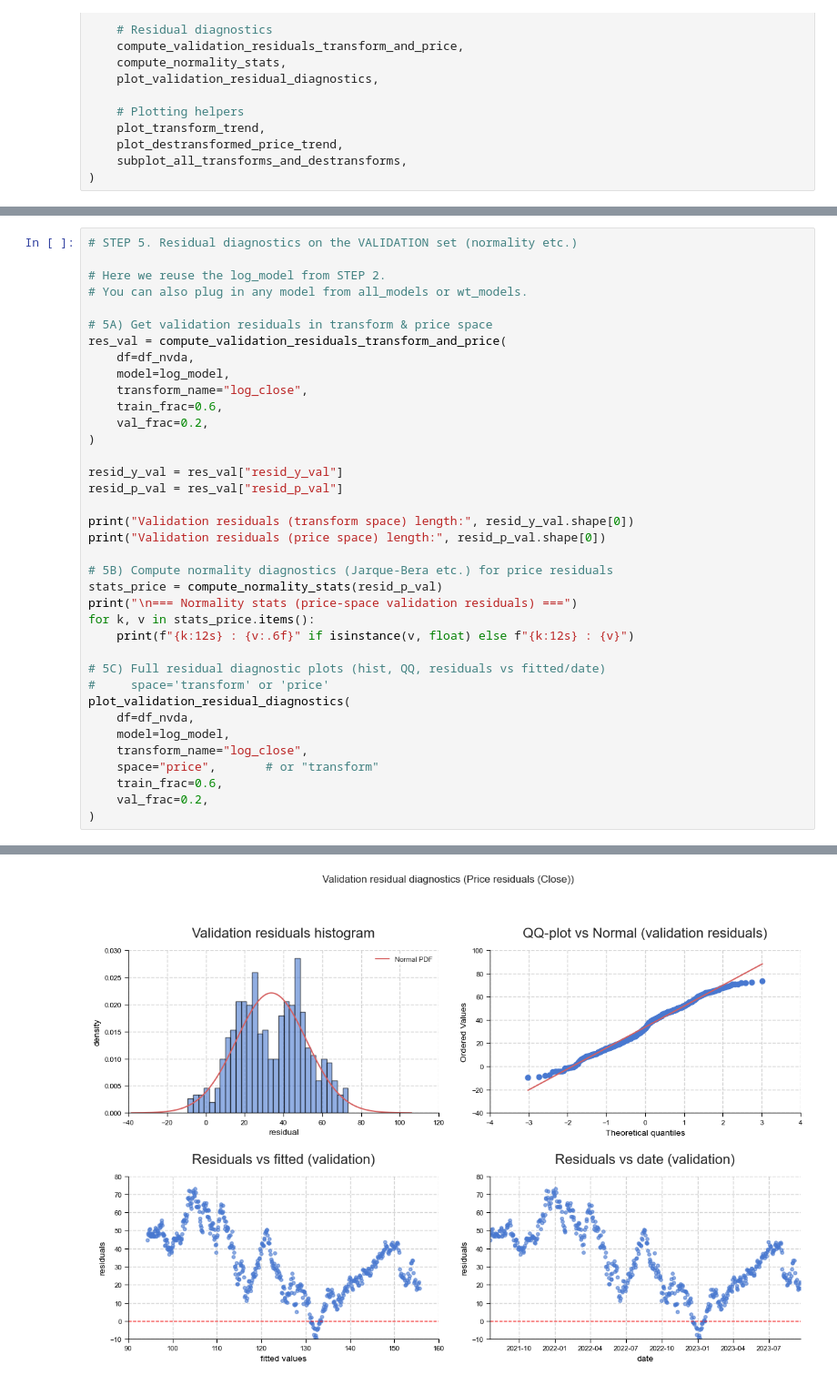
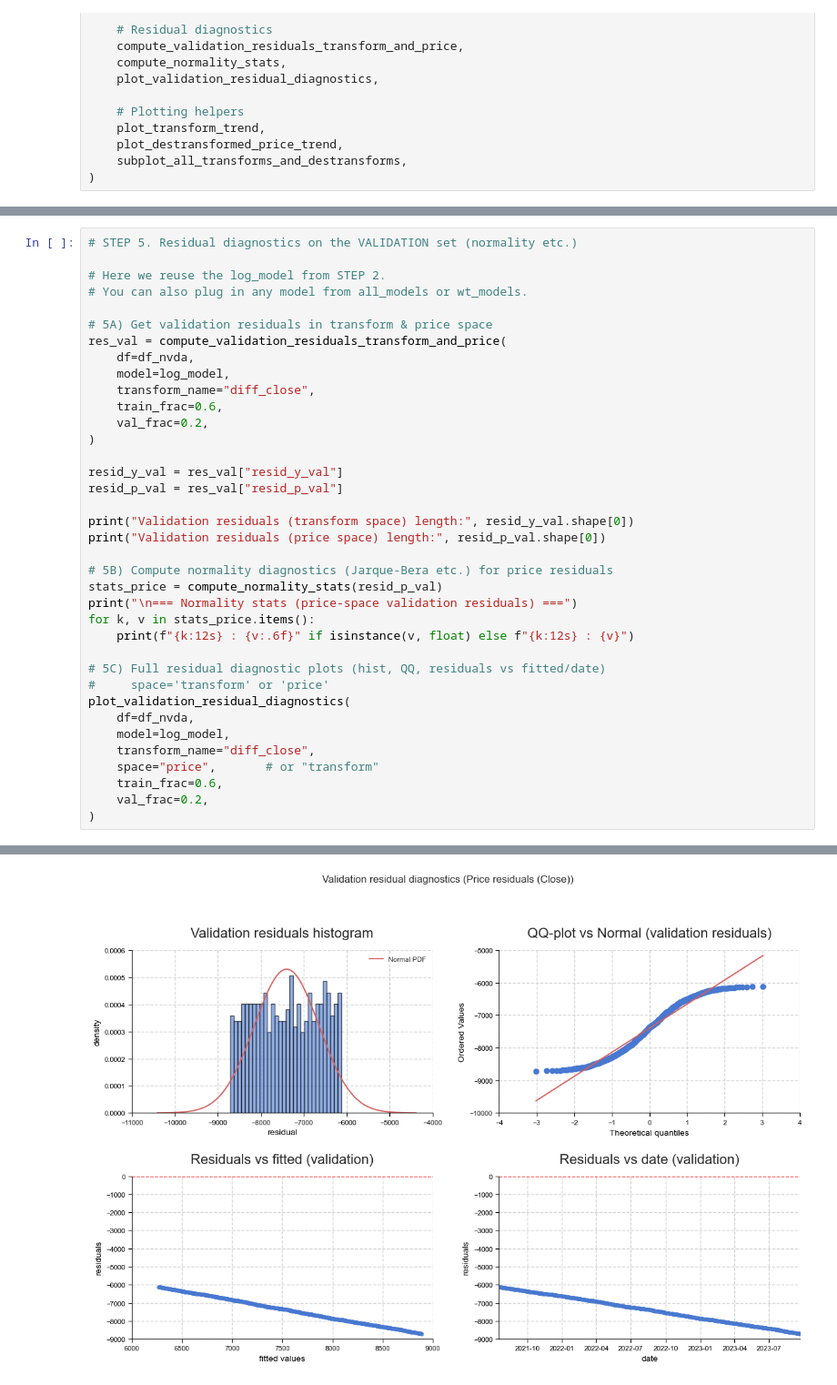
Before and after one commit to heritaco/Estimacion-de-Tendencia, a Jupyter notebook: notebooks/103 different weighted/tour copy.ipynb, the cells around one changed output, grey strips where cells are left out. Shown at 91% size. Saved outputs shown, nothing was run; the diff lists cells and outputs as text.

```diff
--- a/notebooks/103 different weighted/tour copy.ipynb
+++ b/notebooks/103 different weighted/tour copy.ipynb
@@ -301,7 +336,7 @@ Mode=exp    | y_val: RMSE=0.366483, lin=0.343919, exp=0.336861   ||   price_val:
 res_val = compute_validation_residuals_transform_and_price(
     df=df_nvda,
     model=log_model,
-    transform_name="log_close",
+    transform_name="diff_close",
     train_frac=0.6,
     val_frac=0.2,
 )
@@ -323,7 +358,7 @@ for k, v in stats_price.items():
 plot_validation_residual_diagnostics(
     df=df_nvda,
     model=log_model,
-    transform_name="log_close",
+    transform_name="diff_close",
     space="price",       # or "transform"
     train_frac=0.6,
     val_frac=0.2,
@@ -350,4 +385,4 @@ skewness = -0.0059,  excess kurtosis = -0.7420
-[figure, old version]
+[figure, new version]
 # %%
 # STEP 6. Normality-regularized model selection
 #         (jointly optimizing RMSE + residual normality)
```
Also changed, not shown: parts of 11 cells of this notebook, 16 other files.
